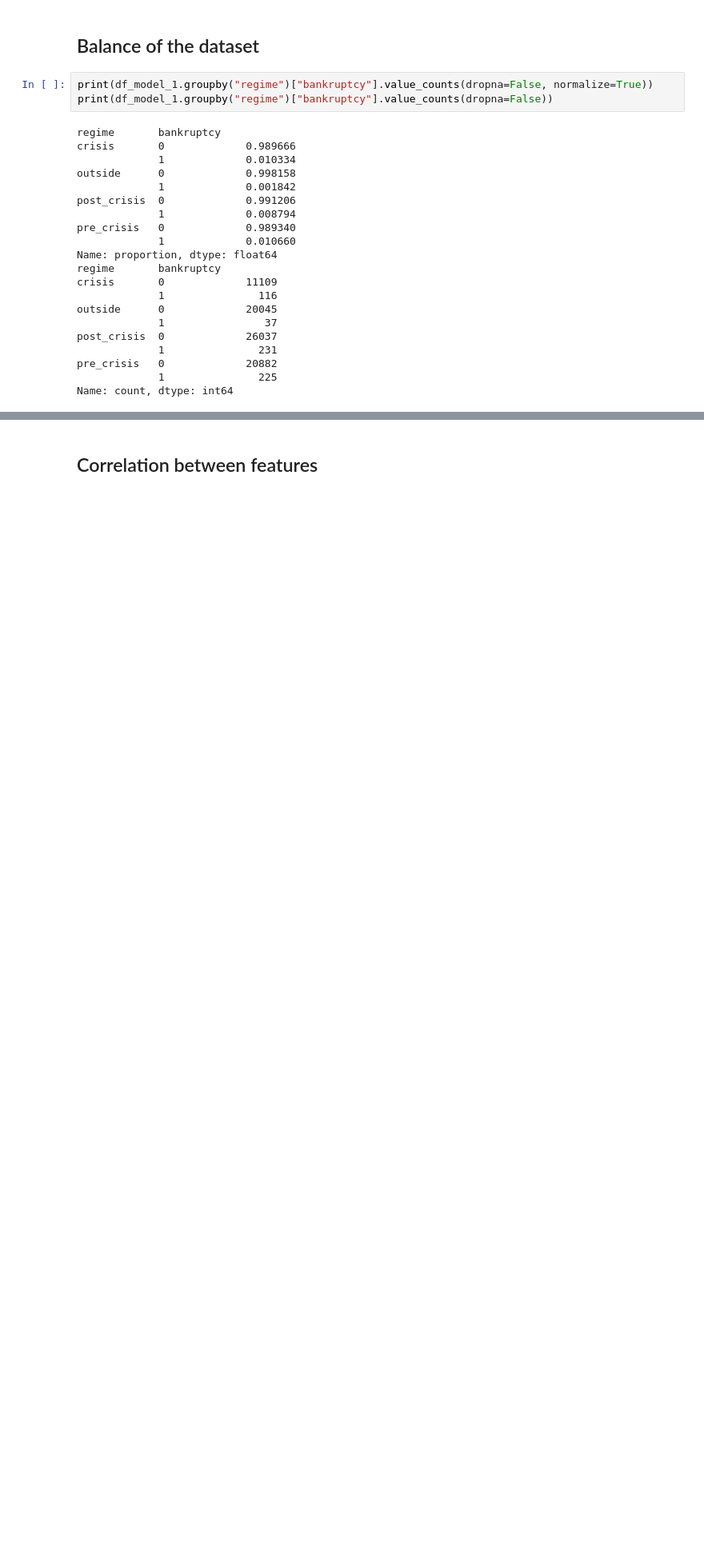
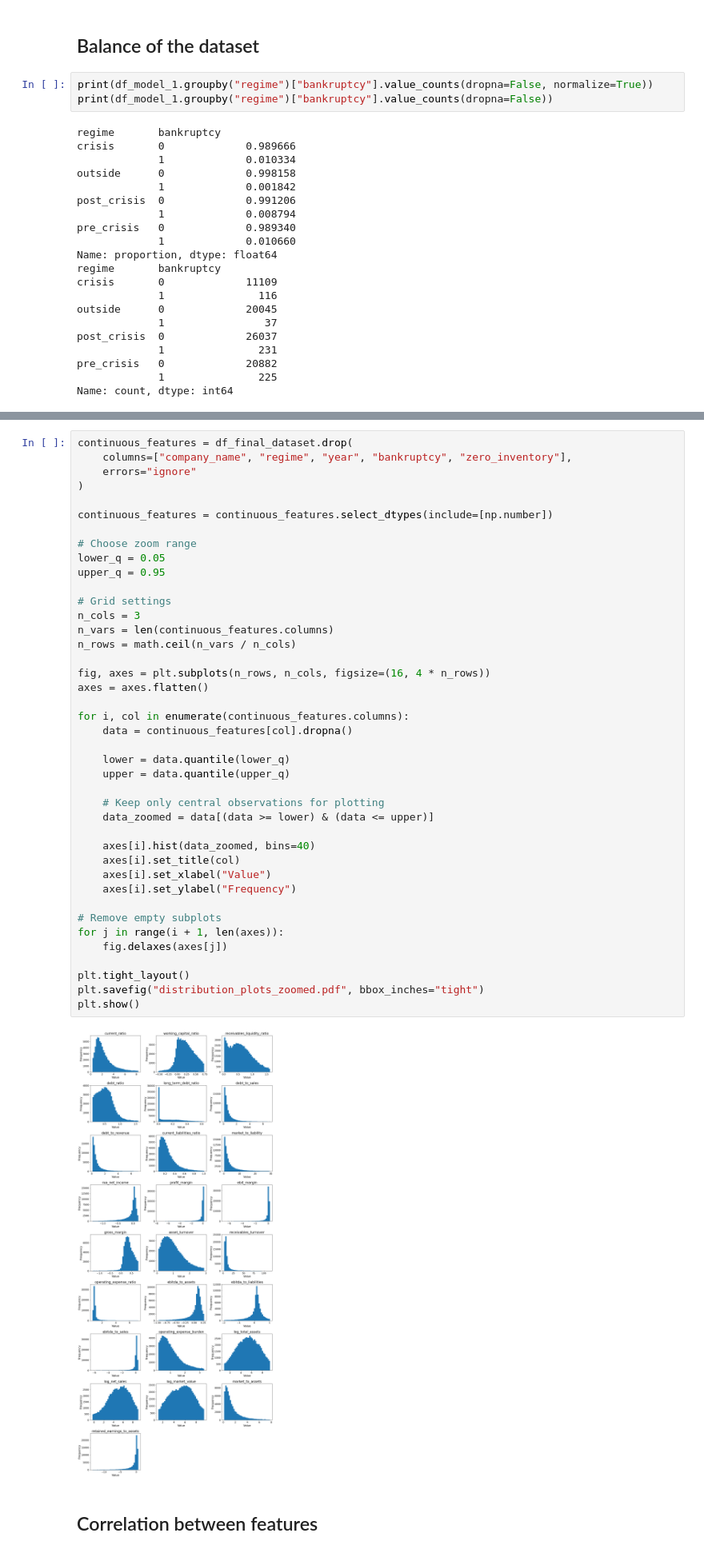
Before and after one commit to jonasstuds-gaard/master-thesis, a Jupyter notebook: Master Thesis/test.ipynb, the cells around one changed output, grey strips where cells are left out. Shown at 80% size. Saved outputs shown, nothing was run; the diff lists cells and outputs as text; blank space fills up the shorter version.

```diff
--- a/Master Thesis/test.ipynb
+++ b/Master Thesis/test.ipynb
@@ -228,2 +422,45 @@ Name: count, dtype: int64
+# %%
+continuous_features = df_final_dataset.drop(
+    columns=["company_name", "regime", "year", "bankruptcy", "zero_inventory"],
+    errors="ignore"
+)
+
+continuous_features = continuous_features.select_dtypes(include=[np.number])
+
+# Choose zoom range
+lower_q = 0.05
+upper_q = 0.95
+
+# Grid settings
+n_cols = 3
+n_vars = len(continuous_features.columns)
+n_rows = math.ceil(n_vars / n_cols)
+
+fig, axes = plt.subplots(n_rows, n_cols, figsize=(16, 4 * n_rows))
+axes = axes.flatten()
+
+for i, col in enumerate(continuous_features.columns):
+    data = continuous_features[col].dropna()
+
+    lower = data.quantile(lower_q)
+    upper = data.quantile(upper_q)
+
+    # Keep only central observations for plotting
+    data_zoomed = data[(data >= lower) & (data <= upper)]
+
+    axes[i].hist(data_zoomed, bins=40)
+    axes[i].set_title(col)
+    axes[i].set_xlabel("Value")
+    axes[i].set_ylabel("Frequency")
+
+# Remove empty subplots
+for j in range(i + 1, len(axes)):
+    fig.delaxes(axes[j])
+
+plt.tight_layout()
+plt.savefig("distribution_plots_zoomed.pdf", bbox_inches="tight")
+plt.show()
+# %% [output]
+[figure, added]
 # %% [markdown]
 ## Correlation between features
```
Also changed, not shown: parts of 17 cells of this notebook, 5 other files.
